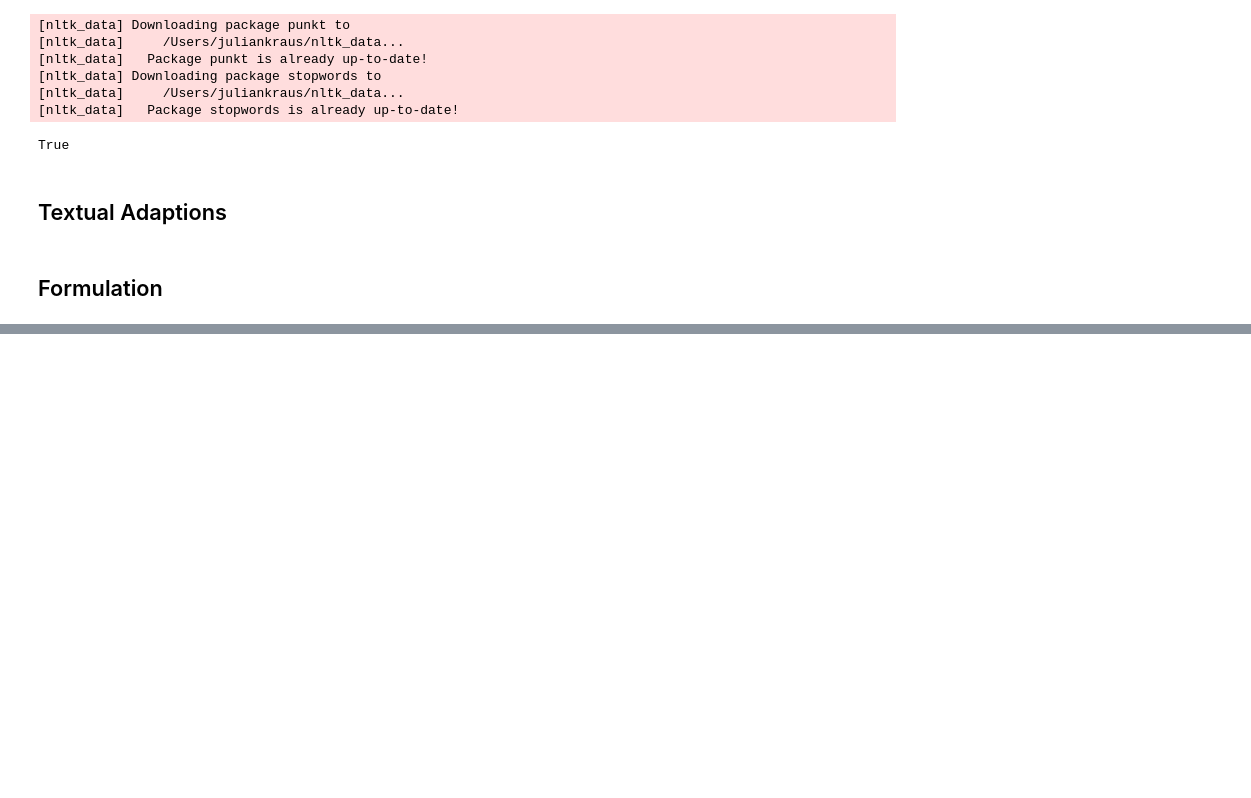
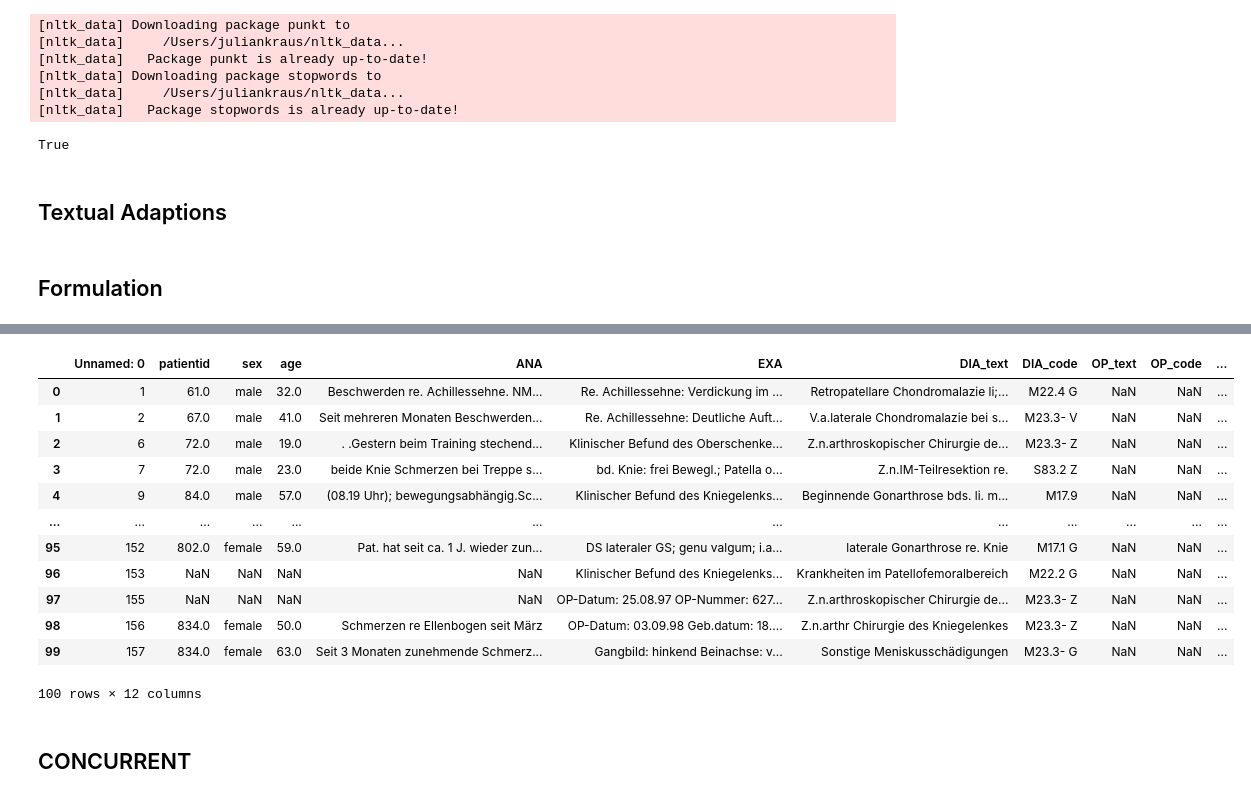
Before and after one commit to julian-kraus/Bachelorthesis, a Jupyter notebook: Thesis/ Preprocessing/Data_Filtering_Heuristic.ipynb, the cells around one changed output, grey strips where cells are left out. Cells and saved outputs as stored; diff of their text form; code cells hidden in the pictures; blank space fills up the shorter version.

```diff
--- a/Thesis/ Preprocessing/Data_Filtering_Heuristic.ipynb
+++ b/Thesis/ Preprocessing/Data_Filtering_Heuristic.ipynb
@@ -399,7 +385,7 @@ do_not_split = [
 def custom_split(text, exceptions):
     for exception in exceptions:
         text = re.sub(re.escape(exception), re.sub(r'[^\w\s]', '', exception), text, flags=re.IGNORECASE)
-    parts = re.split(r'[.,]|\sund\s', text)
+    parts = re.split(r'[.,;]|\sund\s', text)
     parts = [part.strip() for part in parts if part.strip()]
     return parts
 # %%
@@ -478,22 +483,29 @@ patterns = [
     r'.*schwell.*',
     r'.*rötung.*',
     r'.*überstreckung.*',
+    r'.*fühle.*',
+    r'.*wacklig.*',
+
+
 ]
 
 # Combine patterns into a single regular expression
 combined_pattern = r'|'.join(patterns)
 # %%
-inter_df = test
+inter_df = test2.copy()
+inter_df = inter_df.fillna(value="")
+
 # Filter the list
 for idx, row in inter_df.iterrows():
     text = row['EXA']
-    if text is not None:
-        parts = custom_split(row['EXA'], do_not_split)  # Custom split by exceptions
+    if (text is not None) and text != "":
+        parts = custom_split(text, do_not_split)  # Custom split by exceptions
         parts = list(map(preprocess, parts))
 
         filtered_parts = [s for s in parts if s and re.match(combined_pattern, s, re.IGNORECASE)]
 
         inter_df.at[idx, 'EXA_formatted'] = ', '.join(filtered_parts)
+
     else:
         inter_df.at[idx, 'EXA_formatted'] = ""
 # %% [markdown]
@@ -533,0 +531,17 @@ inter_df.to_csv("../data/interpreted_data.csv")
+# %%
+
+# Construct the few-shot prompt
+instruction = "Du bist ein Patient, formuliere die Beschreibung deiner Symptome aus."
+few_shot_prompt = f"{instruction}\n\n" + "\n\n".join([f"USER: {inp}\nASSISTANT: {out}" for inp, out in few_shot_examples])
+for idx, row in inter_df.iterrows():
+    text = row['EXA_formatted']
+    if text != "":
+        # Combine the text and instruction
+        prompt = f"{few_shot_prompt}\n\nUSER: {text} \n ASSISTANT:"
+        # Generate the output
+        generated_text = text_generation_pipeline(prompt, max_new_tokens=200)[0]['generated_text']
+        output_text = generated_text
+        inter_df.at[idx, 'EXA_interpreted'] = output_text
+    else:
+        inter_df.at[idx, 'EXA_interpreted'] = ""
+inter_df.to_csv("../data/interpreted_data.csv")
@@ -533,0 +567,19 @@ inter_df.to_csv("../data/interpreted_data.csv")
+# %%
+len(inter_df[inter_df['EXA_interpreted'].notna()])
+inter_df.head(100)
+# %% [output]
+|  | Unnamed: 0 | patientid | sex | age | ANA | EXA | DIA_text | DIA_code | OP_text | OP_code | ... |
+| 0 | 1 | 61.0 | male | 32.0 | Beschwerden re. Achillessehne. NM... | Re. Achillessehne: Verdickung im ... | Retropatellare Chondromalazie li;... | M22.4 G | NaN | NaN | ... |
+| 1 | 2 | 67.0 | male | 41.0 | Seit mehreren Monaten Beschwerden... | Re. Achillessehne: Deutliche Auft... | V.a.laterale Chondromalazie bei s... | M23.3- V | NaN | NaN | ... |
+| 2 | 6 | 72.0 | male | 19.0 | . .Gestern beim Training stechend... | Klinischer Befund des Oberschenke... | Z.n.arthroskopischer Chirurgie de... | M23.3- Z | NaN | NaN | ... |
+| 3 | 7 | 72.0 | male | 23.0 | beide Knie Schmerzen bei Treppe s... | bd. Knie: frei Bewegl.; Patella o... | Z.n.IM-Teilresektion re. | S83.2 Z | NaN | NaN | ... |
+| 4 | 9 | 84.0 | male | 57.0 | (08.19 Uhr); bewegungsabhängig.Sc... | Klinischer Befund des Kniegelenks... | Beginnende Gonarthrose bds. li. m... | M17.9 | NaN | NaN | ... |
+| ... | ... | ... | ... | ... | ... | ... | ... | ... | ... | ... | ... |
+| 95 | 152 | 802.0 | female | 59.0 | Pat. hat seit ca. 1 J. wieder zun... | DS lateraler GS; genu valgum; i.a... | laterale Gonarthrose re. Knie | M17.1 G | NaN | NaN | ... |
+| 96 | 153 | NaN | NaN | NaN | NaN | Klinischer Befund des Kniegelenks... | Krankheiten im Patellofemoralbereich | M22.2 G | NaN | NaN | ... |
+| 97 | 155 | NaN | NaN | NaN | NaN | OP-Datum: 25.08.97 OP-Nummer: 627... | Z.n.arthroskopischer Chirurgie de... | M23.3- Z | NaN | NaN | ... |
+| 98 | 156 | 834.0 | female | 50.0 | Schmerzen re Ellenbogen seit März | OP-Datum: 03.09.98 Geb.datum: 18.... | Z.n.arthr Chirurgie des Kniegelenkes | M23.3- Z | NaN | NaN | ... |
+| 99 | 157 | 834.0 | female | 63.0 | Seit 3 Monaten zunehmende Schmerz... | Gangbild: hinkend Beinachse: v... | Sonstige Meniskusschädigungen | M23.3- G | NaN | NaN | ... |
+100 rows × 12 columns
+# %% [markdown]
+## CONCURRENT
```
Also changed, not shown: parts of 14 cells of this notebook, 1 other file.
